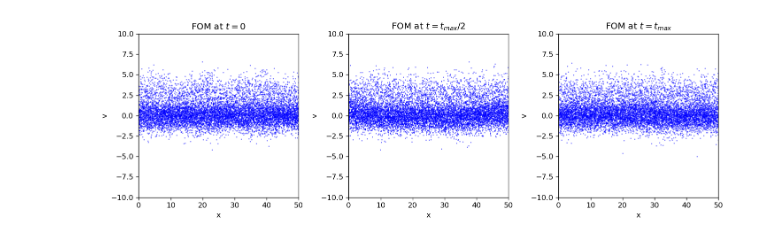
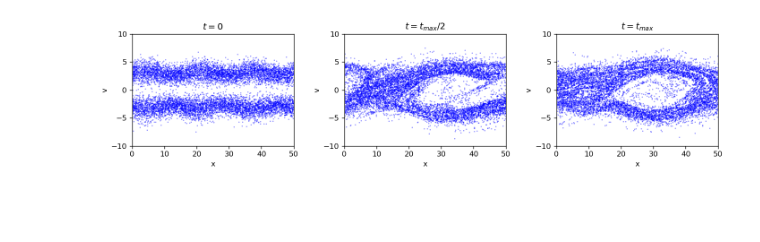
Before and after one commit to ZINZINBIN/Optimal-Control-1D-Electrostatic-Plasma, a Jupyter notebook: analysis/optimal_control_bump_on_tail.ipynb, the cells around one changed output. Drawn from its saved outputs; the diff is of its cells as text; code cells hidden in the pictures; blank space fills up the shorter version.

```diff
--- a/analysis/optimal_control_bump_on_tail.ipynb
+++ b/analysis/optimal_control_bump_on_tail.ipynb
@@ -19,12 +14,16 @@ with open("./dataset/bump-on-tail/ppo-control.mat", "rb") as file:
+# %%
+# Without control
+with open("./dataset/two-stream/wo-oc.mat", "rb") as file:
+    mdat = loadmat(file)
 # %%
 snapshot = mdat["snapshot"]
 E = mdat["E"]
 PE = mdat["PE"]
 
-N = mdat["N"]
+N = mdat["N"].item()
 Nt = snapshot.shape[1]
-N_mesh = mdat["N_mesh"]
-L = mdat["L"]
+N_mesh = mdat["N_mesh"].item()
+L = mdat["L"].item()
 dx = L / N_mesh
 tmin = mdat["tmin"][0]
 tmax = mdat["tmax"][0]
@@ -33,10 +32,9 @@ ts = np.linspace(tmin, tmax, Nt)
 # %%
 from src.plot import plot_bump_on_tail_evolution
 
 fig, axes = plot_bump_on_tail_evolution(snapshot, None, None, 0, L, -10.0, 10.0, None)
-fig
 # %% [output]
-[figure, old version]
+[figure, new version]
 # %%
 from src.plot import plot_log_E
 
```
Also changed, not shown: parts of 11 cells of this notebook, 16 other files.
